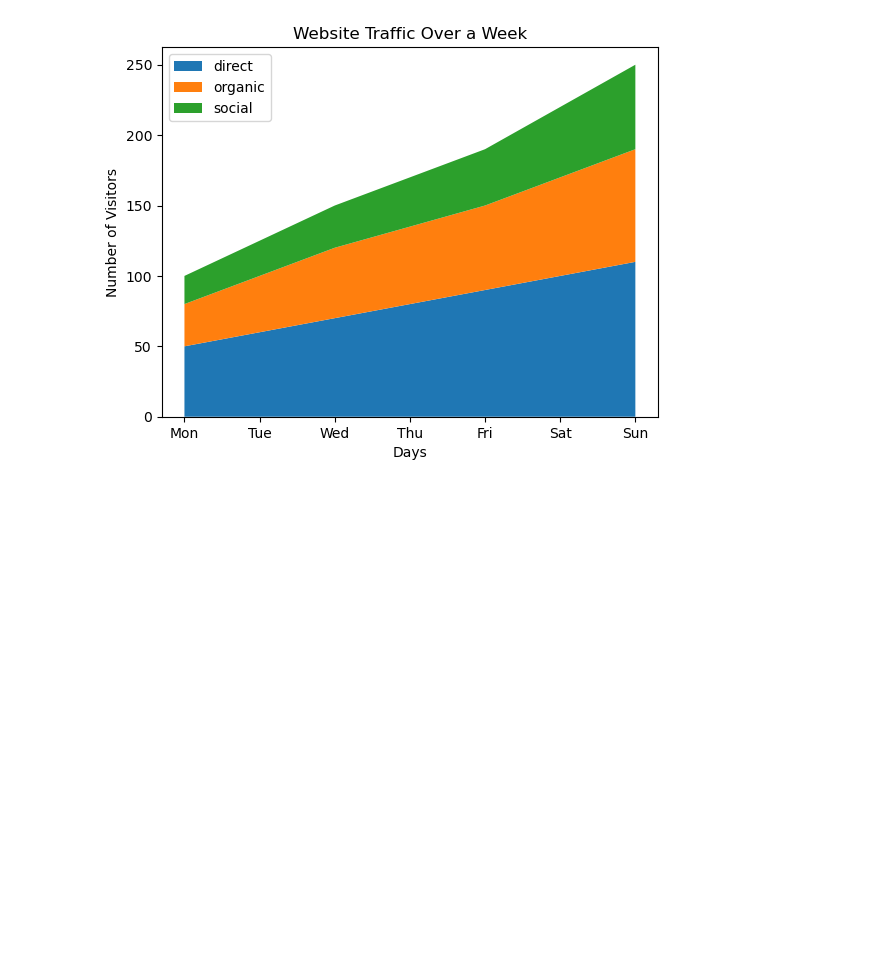
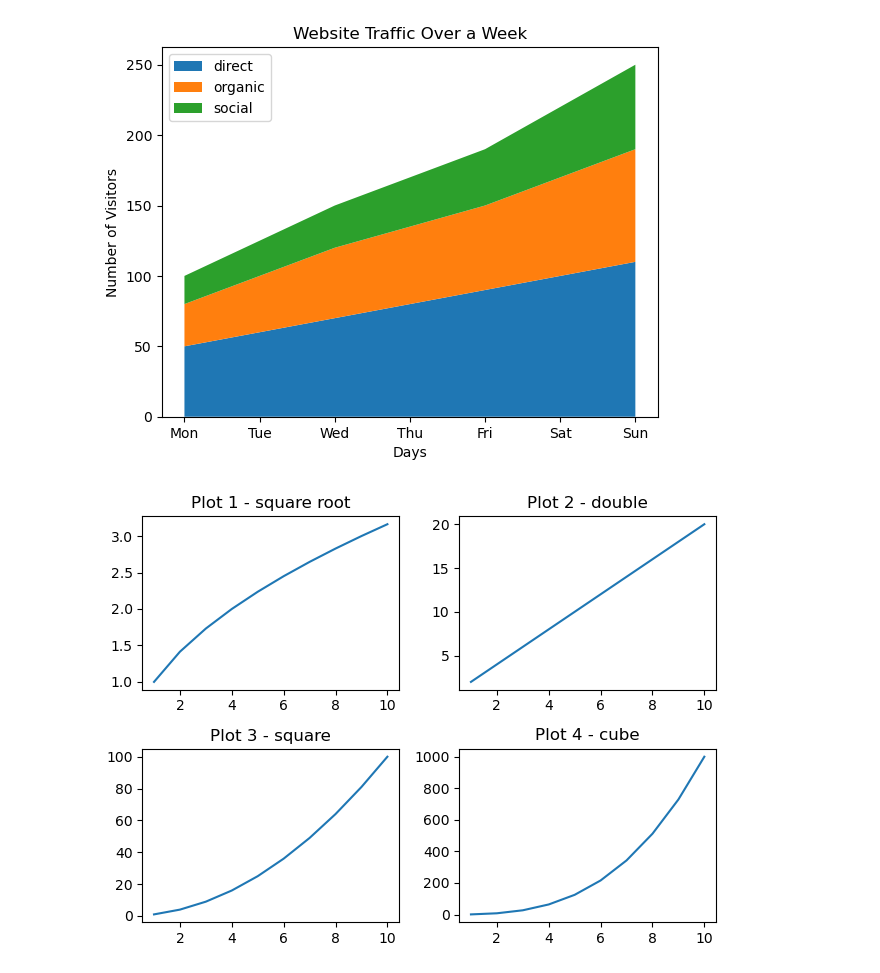
Before and after one commit to Devsbygayatri/AI-ML-Learning-Journey, a Jupyter notebook: matplotlib_tutorial.ipynb, the cells around one changed output. Cells and saved outputs as stored; diff of their text form; code cells hidden in the pictures; blank space fills up the shorter version.

Commit message:
Subplot

```diff
--- a/matplotlib_tutorial.ipynb
+++ b/matplotlib_tutorial.ipynb
@@ -487,3 +487,38 @@ plt.ylabel("Number of Visitors")
 # %% [output]
 Text(0, 0.5, 'Number of Visitors')
 [figure]
+# %%
+# Subplot
+#plt.subplot(nrows, ncols, index)
+#indexing-> row-wise / row-major
+x = [1, 2, 3, 4, 5, 6, 7, 8, 9, 10]
+
+y1 = [ np.sqrt(i) for i in x ] #squareroot
+y2 = [ i*2 for i in x ] #double
+y3 = [ i**2 for i in x ] #square
+y4 = [ i**3 for i in x ]#cube
+
+#First Subplot
+plt.subplot(2, 2, 1) # 1 row, 1 columns, 1st plot(index)
+plt.plot(x, y1)
+plt.title("Plot 1 - square root")
+
+#Second Subplot
+plt.subplot(2, 2, 2) # 1 row, 2 columns, 2nd plot(index)
+plt.plot(x, y2)
+plt.title("Plot 2 - double")
+
+#Third Subplot
+plt.subplot(2, 2, 3) # 2 row, 1 columns, 3rd plot(index)
+plt.plot(x, y3)
+plt.title("Plot 3 - square")
+
+#Fourth Subplot
+plt.subplot(2, 2, 4) # 2 row, 2 columns, 4th plot(index)
+plt.plot(x, y4)
+plt.title("Plot 4 - cube")
+
+plt.tight_layout()
+plt.show()
+# %% [output]
+[figure, added]
```
